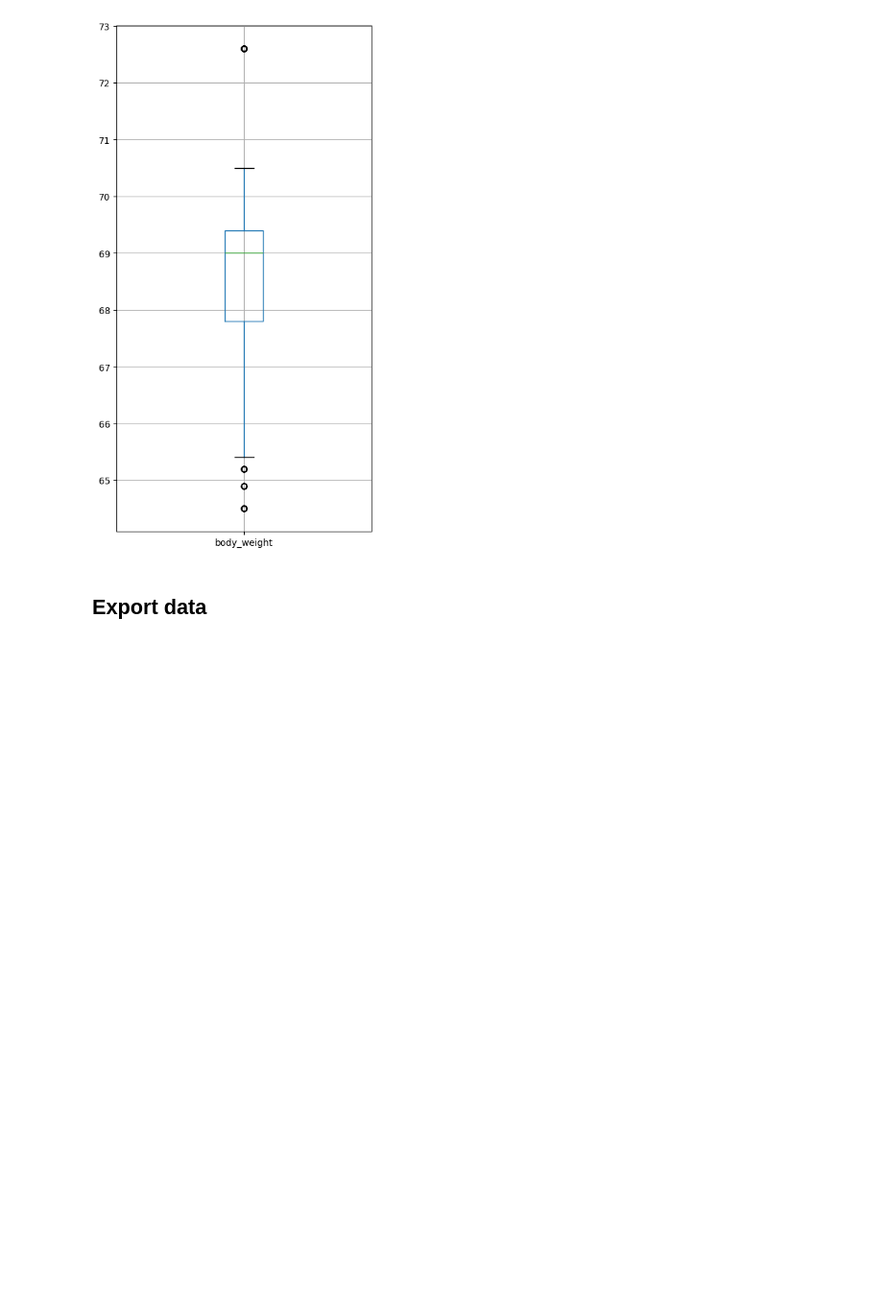
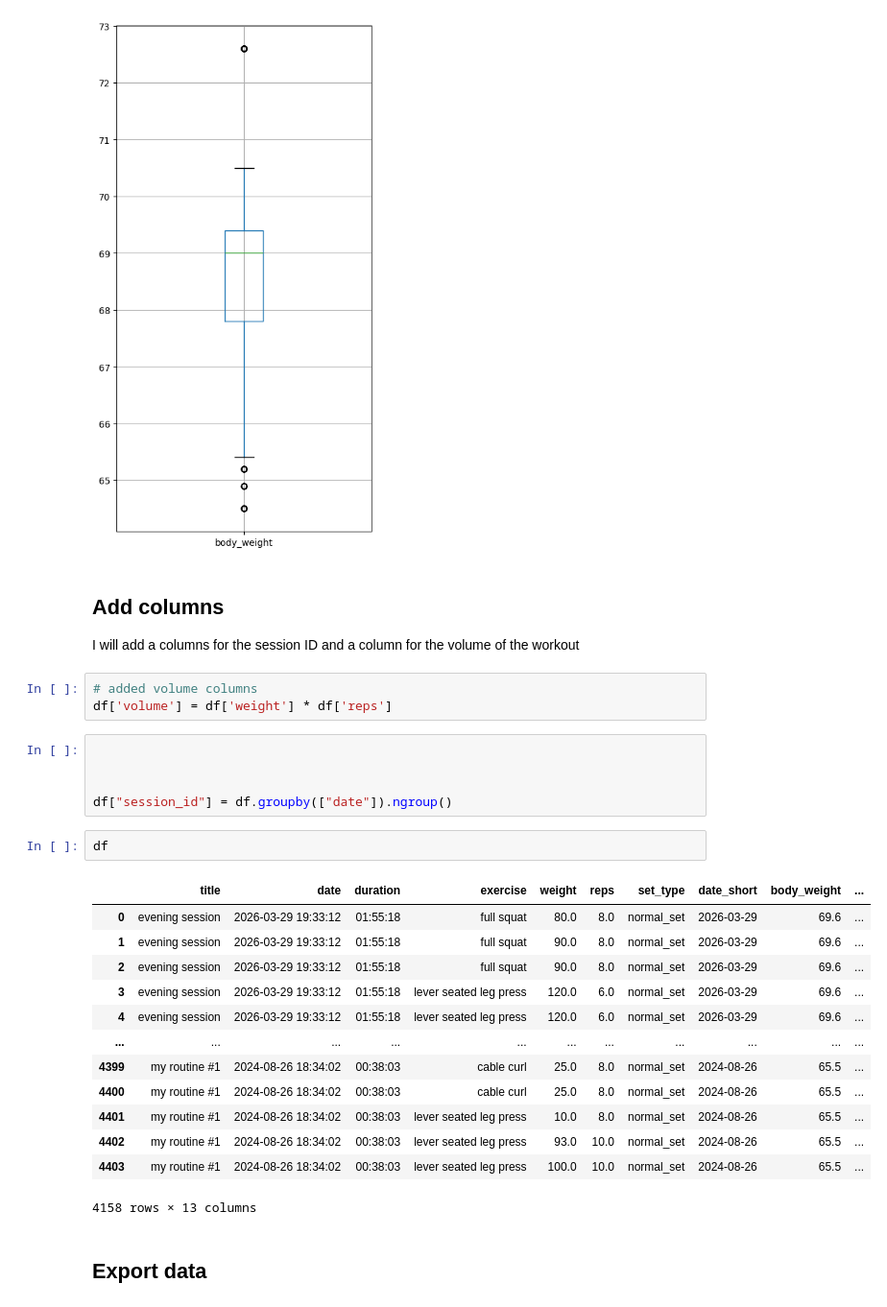
Before and after one commit to hneandro/workout_dashboard, a Jupyter notebook: 03_data_cleaning.ipynb, the cells around one changed output. Shown at 96% size. Saved outputs shown, nothing was run; the diff lists cells and outputs as text; blank space fills up the shorter version.

```diff
--- a/03_data_cleaning.ipynb
+++ b/03_data_cleaning.ipynb
@@ -911,6 +911,34 @@ boxplot_1
 # %% [output]
 <Axes: >
 [figure]
+# %% [markdown]
+## Add columns
+
+I will add a columns for the session ID and a column for the volume of the workout
+# %%
+# added volume columns
+df['volume'] = df['weight'] * df['reps']
+# %%
+
+
+
+df["session_id"] = df.groupby(["date"]).ngroup()
+# %%
+df
+# %% [output]
+|  | title | date | duration | exercise | weight | reps | set_type | date_short | body_weight | ... |
+| 0 | evening session | 2026-03-29 19:33:12 | 01:55:18 | full squat | 80.0 | 8.0 | normal_set | 2026-03-29 | 69.6 | ... |
+| 1 | evening session | 2026-03-29 19:33:12 | 01:55:18 | full squat | 90.0 | 8.0 | normal_set | 2026-03-29 | 69.6 | ... |
+| 2 | evening session | 2026-03-29 19:33:12 | 01:55:18 | full squat | 90.0 | 8.0 | normal_set | 2026-03-29 | 69.6 | ... |
+| 3 | evening session | 2026-03-29 19:33:12 | 01:55:18 | lever seated leg press | 120.0 | 6.0 | normal_set | 2026-03-29 | 69.6 | ... |
+| 4 | evening session | 2026-03-29 19:33:12 | 01:55:18 | lever seated leg press | 120.0 | 6.0 | normal_set | 2026-03-29 | 69.6 | ... |
+| ... | ... | ... | ... | ... | ... | ... | ... | ... | ... | ... |
+| 4399 | my routine #1 | 2024-08-26 18:34:02 | 00:38:03 | cable curl | 25.0 | 8.0 | normal_set | 2024-08-26 | 65.5 | ... |
+| 4400 | my routine #1 | 2024-08-26 18:34:02 | 00:38:03 | cable curl | 25.0 | 8.0 | normal_set | 2024-08-26 | 65.5 | ... |
+| 4401 | my routine #1 | 2024-08-26 18:34:02 | 00:38:03 | lever seated leg press | 10.0 | 8.0 | normal_set | 2024-08-26 | 65.5 | ... |
+| 4402 | my routine #1 | 2024-08-26 18:34:02 | 00:38:03 | lever seated leg press | 93.0 | 10.0 | normal_set | 2024-08-26 | 65.5 | ... |
+| 4403 | my routine #1 | 2024-08-26 18:34:02 | 00:38:03 | lever seated leg press | 100.0 | 10.0 | normal_set | 2024-08-26 | 65.5 | ... |
+4158 rows × 13 columns
 # %% [markdown]
 ## Export data
 # %%
```
Also changed, not shown: 2 other files.
